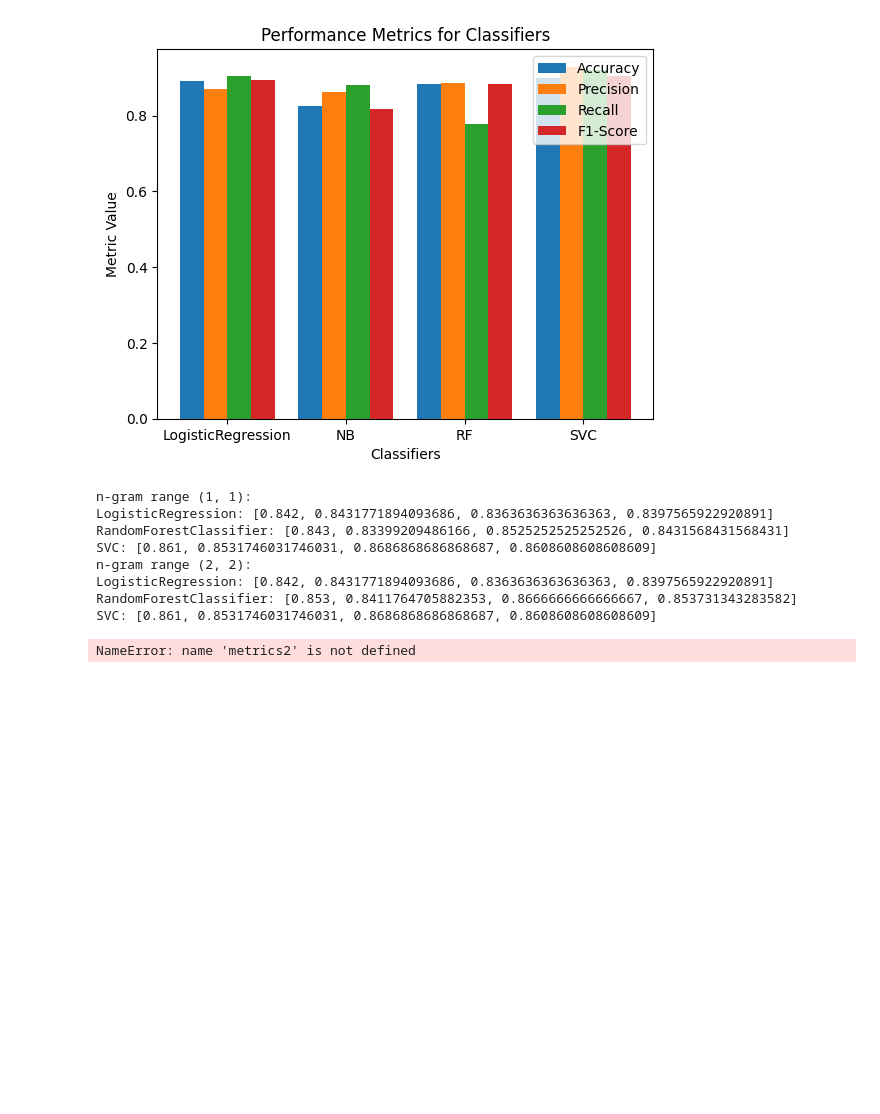
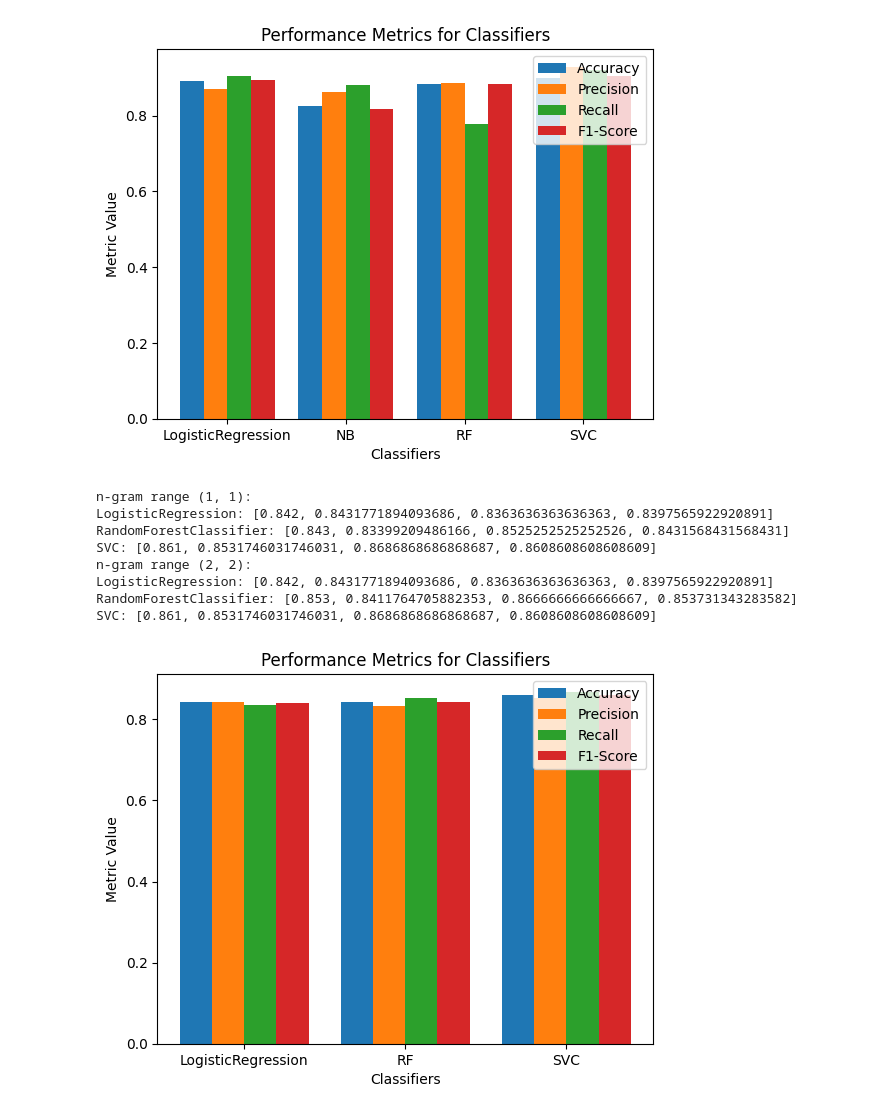
Before and after one commit to ShehabSadek/News_Classification, a Jupyter notebook: main.ipynb, the cells around one changed output. Drawn from its saved outputs; the diff is of its cells as text; code cells hidden in the pictures; blank space fills up the shorter version.

```diff
--- a/main.ipynb
+++ b/main.ipynb
@@ -275,9 +274,9 @@ LogisticRegression: [0.842, 0.8431771894093686, 0.8363636363636363, 0.8397565922
 RandomForestClassifier: [0.853, 0.8411764705882353, 0.8666666666666667, 0.853731343283582]
 SVC: [0.861, 0.8531746031746031, 0.8686868686868687, 0.8608608608608609]
 # %%
-metrics2([0.842,0.843,0.861],[0.843,0.833,0.853],[0.836,0.852,0.868],[0.839,0.843,0.860])
+metrics2([0.842,0.843,0.86],[0.843,0.833,0.853],[0.836,0.852,0.868],[0.839,0.843,0.860])
 # %% [output]
-NameError: name 'metrics2' is not defined
+[figure, added]
 # %%
 import tensorflow as tf
 import numpy as np
```
Also changed, not shown: parts of 2 cells of this notebook, 2 other files.
